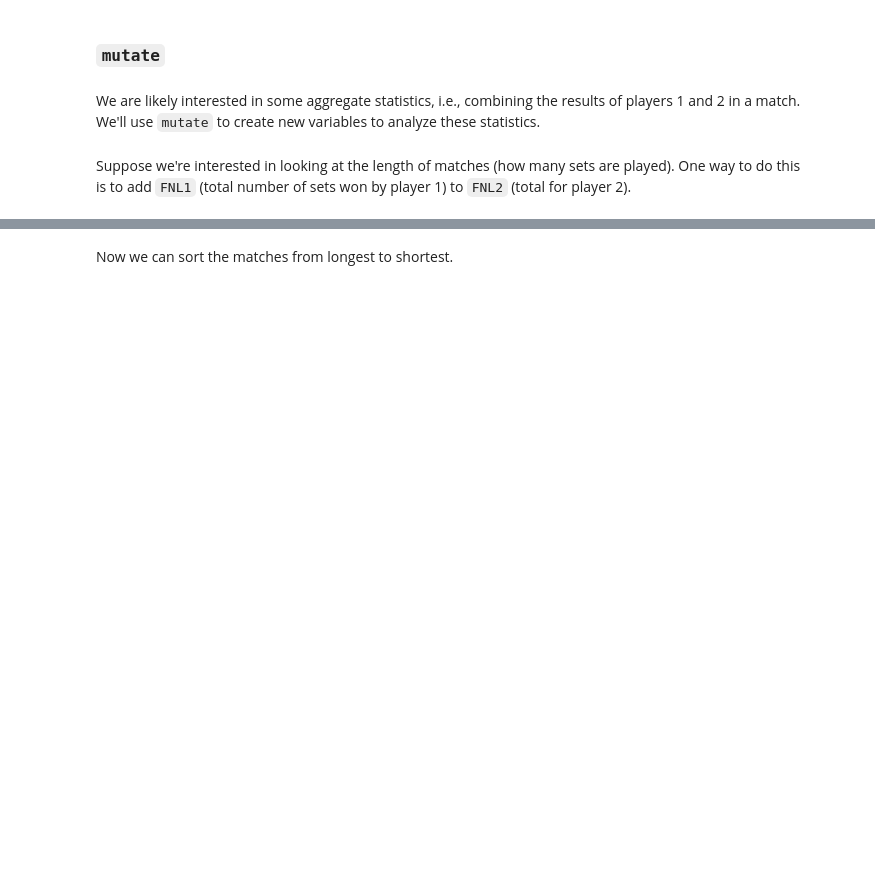
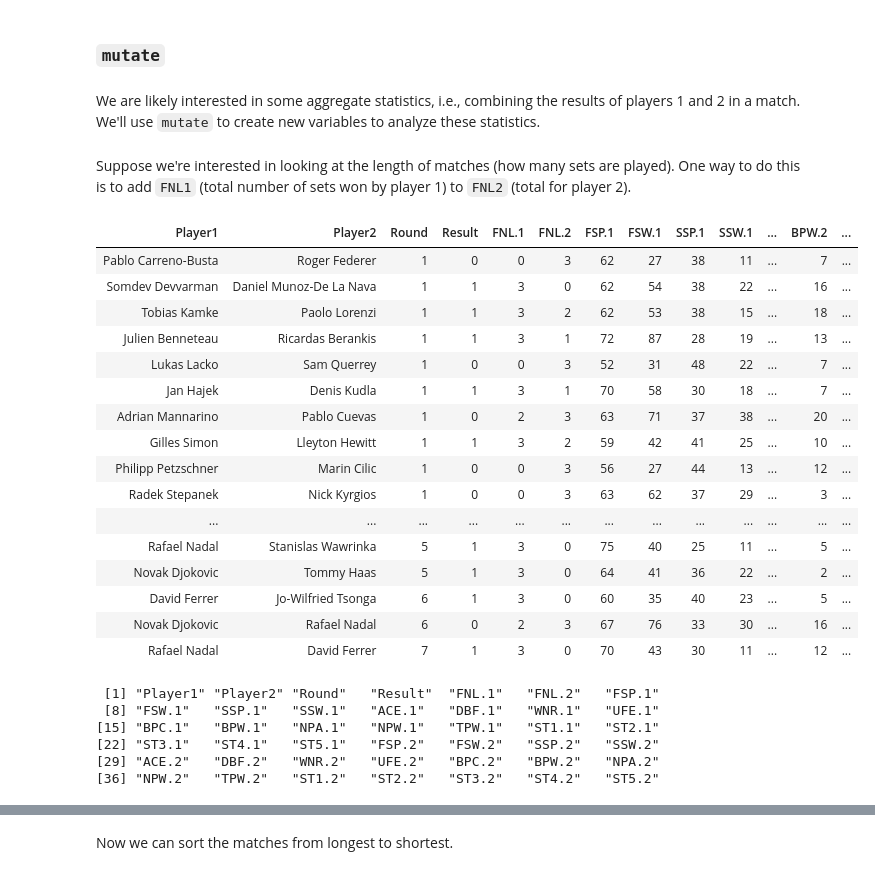
Before and after one commit to bmanzo/stats306_labs, a Jupyter notebook: lab03/stats306_lab03.ipynb, the cells around one changed output, grey strips where cells are left out. Saved outputs shown, nothing was run; the diff lists cells and outputs as text; code cells hidden in the pictures; blank space fills up the shorter version.

```diff
--- a/lab03/stats306_lab03.ipynb
+++ b/lab03/stats306_lab03.ipynb
@@ -91,6 +174,35 @@ tennis_data %>%
 We are likely interested in some aggregate statistics, i.e., combining the results of players 1 and 2 in a match. We'll use `mutate` to create new variables to analyze these statistics.
 # %% [markdown]
 Suppose we're interested in looking at the length of matches (how many sets are played). One way to do this is to add `FNL1` (total number of sets won by player 1) to `FNL2` (total for player 2).
+# %%
+tennis_data %>% mutate(ssps = (SSP.1+SSP.2) / 2)
+# %% [output]
+| Player1 | Player2 | Round | Result | FNL.1 | FNL.2 | FSP.1 | FSW.1 | SSP.1 | SSW.1 | ... | BPW.2 | ... |
+| Pablo Carreno-Busta | Roger Federer | 1 | 0 | 0 | 3 | 62 | 27 | 38 | 11 | ... | 7 | ... |
+| Somdev Devvarman | Daniel Munoz-De La Nava | 1 | 1 | 3 | 0 | 62 | 54 | 38 | 22 | ... | 16 | ... |
+| Tobias Kamke | Paolo Lorenzi | 1 | 1 | 3 | 2 | 62 | 53 | 38 | 15 | ... | 18 | ... |
+| Julien Benneteau | Ricardas Berankis | 1 | 1 | 3 | 1 | 72 | 87 | 28 | 19 | ... | 13 | ... |
+| Lukas Lacko | Sam Querrey | 1 | 0 | 0 | 3 | 52 | 31 | 48 | 22 | ... | 7 | ... |
+| Jan Hajek | Denis Kudla | 1 | 1 | 3 | 1 | 70 | 58 | 30 | 18 | ... | 7 | ... |
+| Adrian Mannarino | Pablo Cuevas | 1 | 0 | 2 | 3 | 63 | 71 | 37 | 38 | ... | 20 | ... |
+| Gilles Simon | Lleyton Hewitt | 1 | 1 | 3 | 2 | 59 | 42 | 41 | 25 | ... | 10 | ... |
+| Philipp Petzschner | Marin Cilic | 1 | 0 | 0 | 3 | 56 | 27 | 44 | 13 | ... | 12 | ... |
+| Radek Stepanek | Nick Kyrgios | 1 | 0 | 0 | 3 | 63 | 62 | 37 | 29 | ... | 3 | ... |
+| ... | ... | ... | ... | ... | ... | ... | ... | ... | ... | ... | ... | ... |
+| Rafael Nadal | Stanislas Wawrinka | 5 | 1 | 3 | 0 | 75 | 40 | 25 | 11 | ... | 5 | ... |
+| Novak Djokovic | Tommy Haas | 5 | 1 | 3 | 0 | 64 | 41 | 36 | 22 | ... | 2 | ... |
+| David Ferrer | Jo-Wilfried Tsonga | 6 | 1 | 3 | 0 | 60 | 35 | 40 | 23 | ... | 5 | ... |
+| Novak Djokovic | Rafael Nadal | 6 | 0 | 2 | 3 | 67 | 76 | 33 | 30 | ... | 16 | ... |
+| Rafael Nadal | David Ferrer | 7 | 1 | 3 | 0 | 70 | 43 | 30 | 11 | ... | 12 | ... |
+# %%
+names(tennis_data)
+# %% [output]
+ [1] "Player1" "Player2" "Round"   "Result"  "FNL.1"   "FNL.2"   "FSP.1"
+ [8] "FSW.1"   "SSP.1"   "SSW.1"   "ACE.1"   "DBF.1"   "WNR.1"   "UFE.1"
+[15] "BPC.1"   "BPW.1"   "NPA.1"   "NPW.1"   "TPW.1"   "ST1.1"   "ST2.1"
+[22] "ST3.1"   "ST4.1"   "ST5.1"   "FSP.2"   "FSW.2"   "SSP.2"   "SSW.2"
+[29] "ACE.2"   "DBF.2"   "WNR.2"   "UFE.2"   "BPC.2"   "BPW.2"   "NPA.2"
+[36] "NPW.2"   "TPW.2"   "ST1.2"   "ST2.2"   "ST3.2"   "ST4.2"   "ST5.2"
 # %%
 tennis_data_2 = tennis_data %>%
                     mutate(total_sets = FNL.1 + FNL.2)
```
Also changed, not shown: parts of 23 cells of this notebook, 1 other file.
